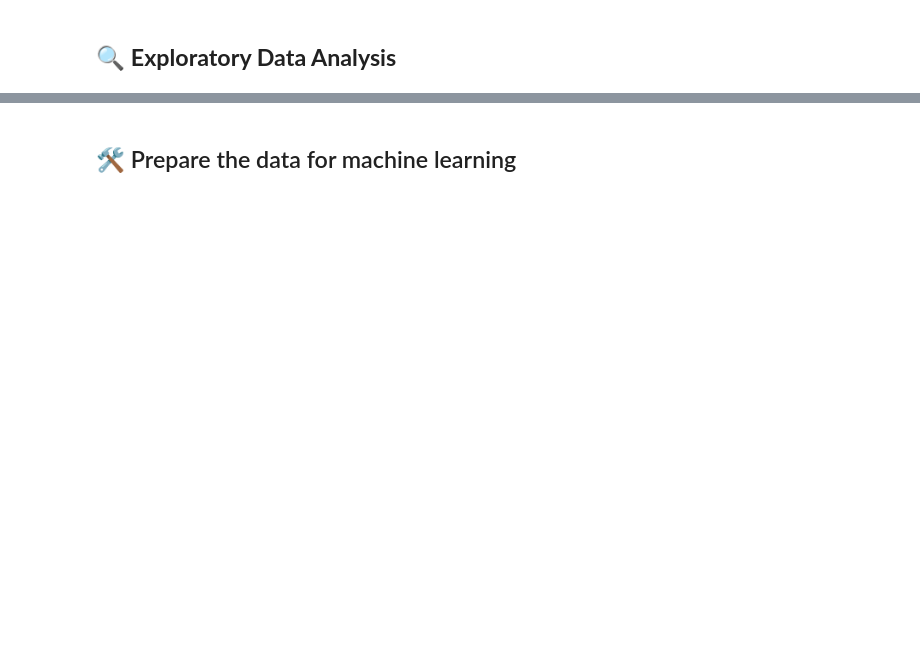
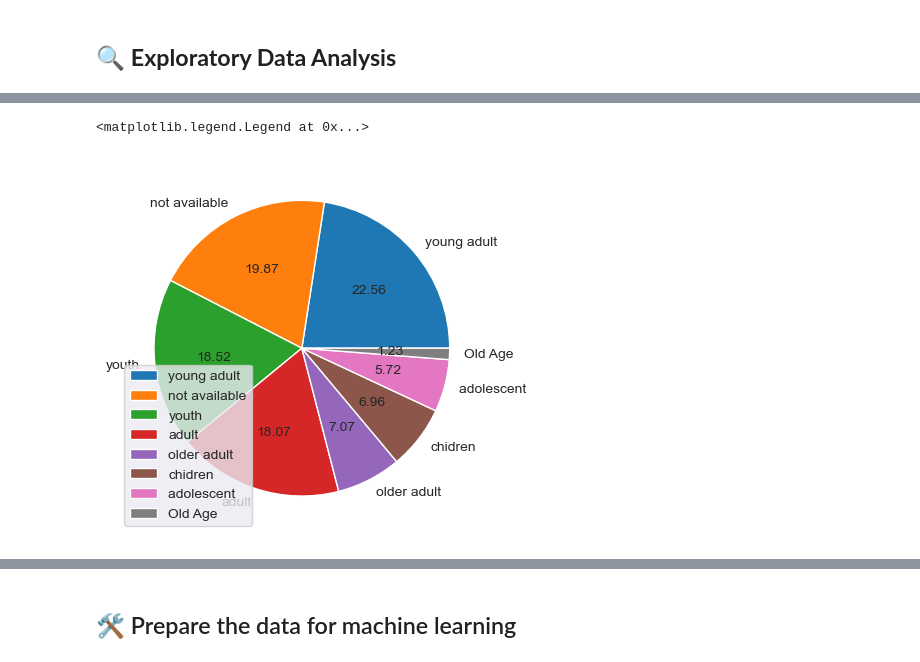
Before and after one commit to muyiwa-obadara/CODSOFT, a Jupyter notebook: titanic/titabic.ipynb, the cells around one changed output, grey strips where cells are left out. Drawn from its saved outputs; the diff is of its cells as text; code cells hidden in the pictures; blank space fills up the shorter version.

```diff
--- a/titanic/titabic.ipynb
+++ b/titanic/titabic.ipynb
@@ -257,0 +132,6 @@ Majority of the passenger falls in the dock number "B", assuming the first alpha
+# %%
+ax = df.AgeCat.value_counts().plot(kind="pie", ylabel="", autopct="%.2f")
+ax.legend(loc="lower left")
+# %% [output]
+<matplotlib.legend.Legend at 0x...>
+[figure, added]
```
Also changed, not shown: parts of 72 cells of this notebook, 2 other files.
